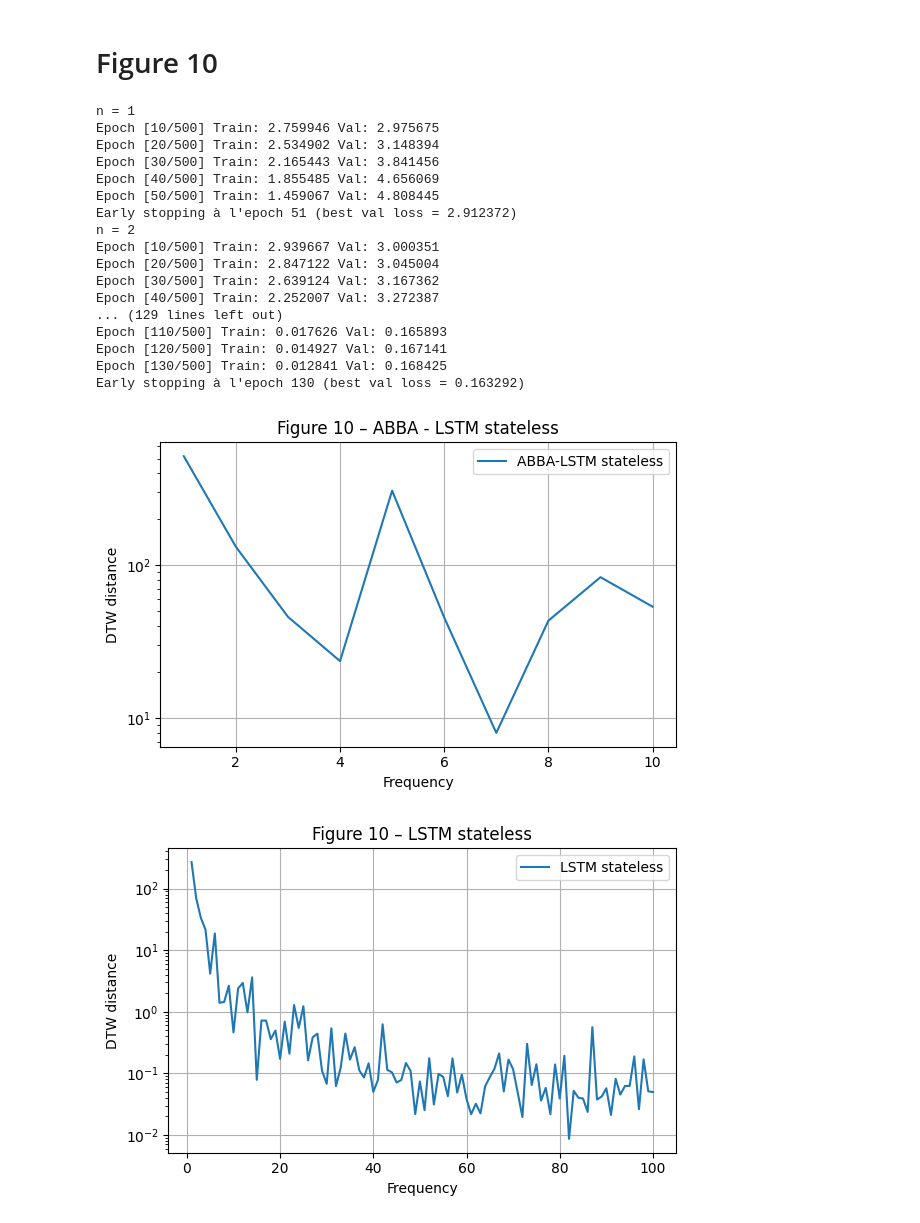
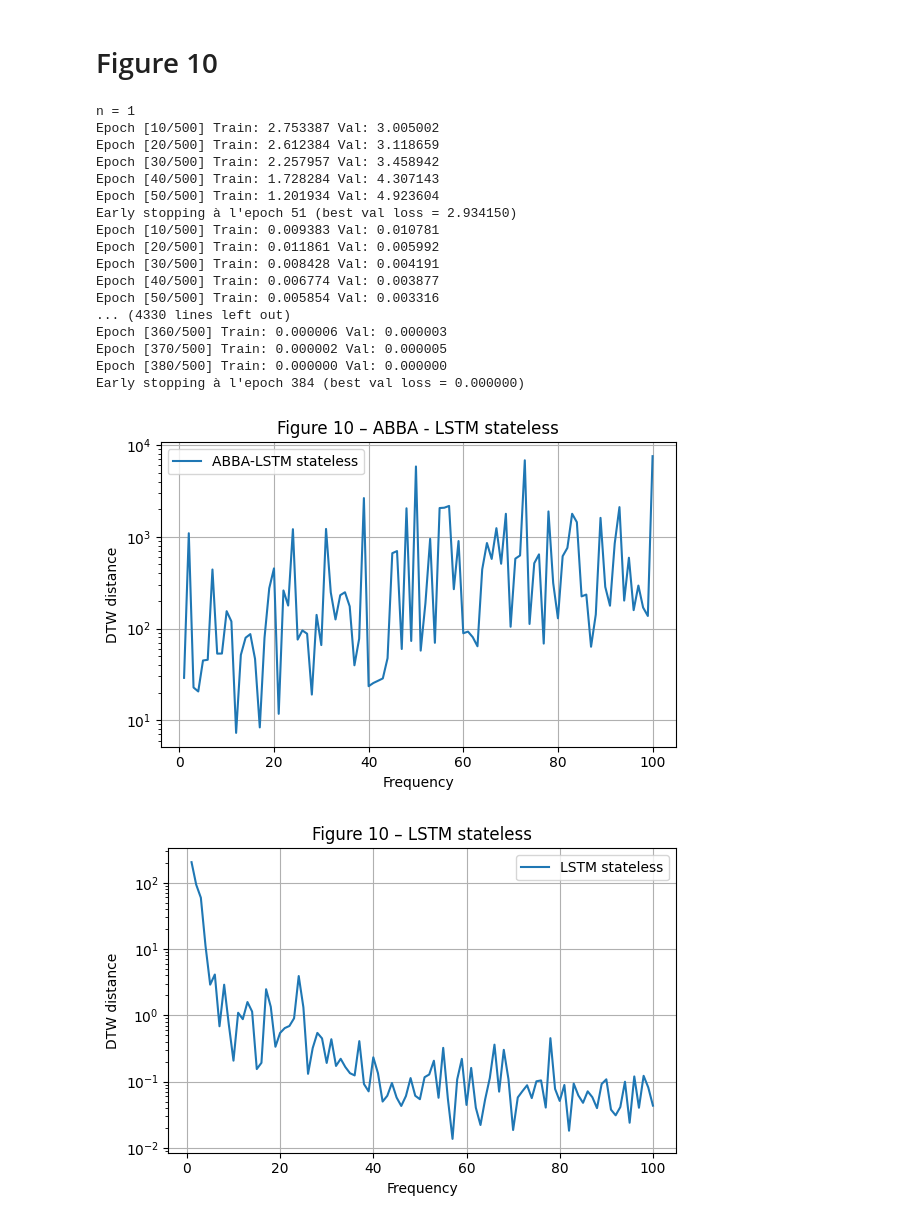
Before and after one commit to VSmague/ABBA_LSTM, a Jupyter notebook: notebook.ipynb, the cells around one changed output. Saved outputs shown, nothing was run; the diff lists cells and outputs as text; code cells hidden in the pictures.

```diff
--- a/notebook.ipynb
+++ b/notebook.ipynb
@@ -223,7 +224,7 @@ plt.show()
 # Figure 10
 # %%
 N = 1000
-frequencies = range(1, 11)
+frequencies = range(1, 101)
 c = 50
 n_layers = 2
 lag_lstm = 50
@@ -266,22 +267,22 @@ for n in frequencies:
         dtw_lstm.append(dtw(expected, lstm_forecast.cpu().numpy(), keep_internals=False).distance)
 # %% [output]
 n = 1
-Epoch [10/500] Train: 2.759946 Val: 2.975675
-Epoch [20/500] Train: 2.534902 Val: 3.148394
-Epoch [30/500] Train: 2.165443 Val: 3.841456
-Epoch [40/500] Train: 1.855485 Val: 4.656069
-Epoch [50/500] Train: 1.459067 Val: 4.808445
-Early stopping à l'epoch 51 (best val loss = 2.912372)
-n = 2
-Epoch [10/500] Train: 2.939667 Val: 3.000351
-Epoch [20/500] Train: 2.847122 Val: 3.045004
-Epoch [30/500] Train: 2.639124 Val: 3.167362
-Epoch [40/500] Train: 2.252007 Val: 3.272387
-... (129 lines left out)
-Epoch [110/500] Train: 0.017626 Val: 0.165893
-Epoch [120/500] Train: 0.014927 Val: 0.167141
-Epoch [130/500] Train: 0.012841 Val: 0.168425
-Early stopping à l'epoch 130 (best val loss = 0.163292)
+Epoch [10/500] Train: 2.753387 Val: 3.005002
+Epoch [20/500] Train: 2.612384 Val: 3.118659
+Epoch [30/500] Train: 2.257957 Val: 3.458942
+Epoch [40/500] Train: 1.728284 Val: 4.307143
+Epoch [50/500] Train: 1.201934 Val: 4.923604
+Early stopping à l'epoch 51 (best val loss = 2.934150)
+Epoch [10/500] Train: 0.009383 Val: 0.010781
+Epoch [20/500] Train: 0.011861 Val: 0.005992
+Epoch [30/500] Train: 0.008428 Val: 0.004191
+Epoch [40/500] Train: 0.006774 Val: 0.003877
+Epoch [50/500] Train: 0.005854 Val: 0.003316
+... (4330 lines left out)
+Epoch [360/500] Train: 0.000006 Val: 0.000003
+Epoch [370/500] Train: 0.000002 Val: 0.000005
+Epoch [380/500] Train: 0.000000 Val: 0.000000
+Early stopping à l'epoch 384 (best val loss = 0.000000)
 # %%
 plt.figure(figsize=(6,4))
 plt.plot(frequencies, dtw_abba, label="ABBA-LSTM stateless")
@@ -294,17 +295,17 @@ plt.grid(True)
 plt.tight_layout()
 plt.show()
 # %% [output]
-[figure, old version]
+[figure, new version]
 # %%
 plt.figure(figsize=(6,4))
-plt.plot(frequencies, dtw_lstm_num, label="LSTM stateless")
+plt.plot(frequencies, dtw_lstm, label="LSTM stateless")
 plt.xlabel("Frequency")
 plt.yscale("log")
 plt.ylabel("DTW distance")
 plt.title("Figure 10 – LSTM stateless")
 plt.legend()
 plt.grid(True)
 plt.tight_layout()
 plt.show()
 # %% [output]
-[figure, old version]
+[figure, new version]
```
Also changed, not shown: parts of 8 cells of this notebook, 2 other files.
